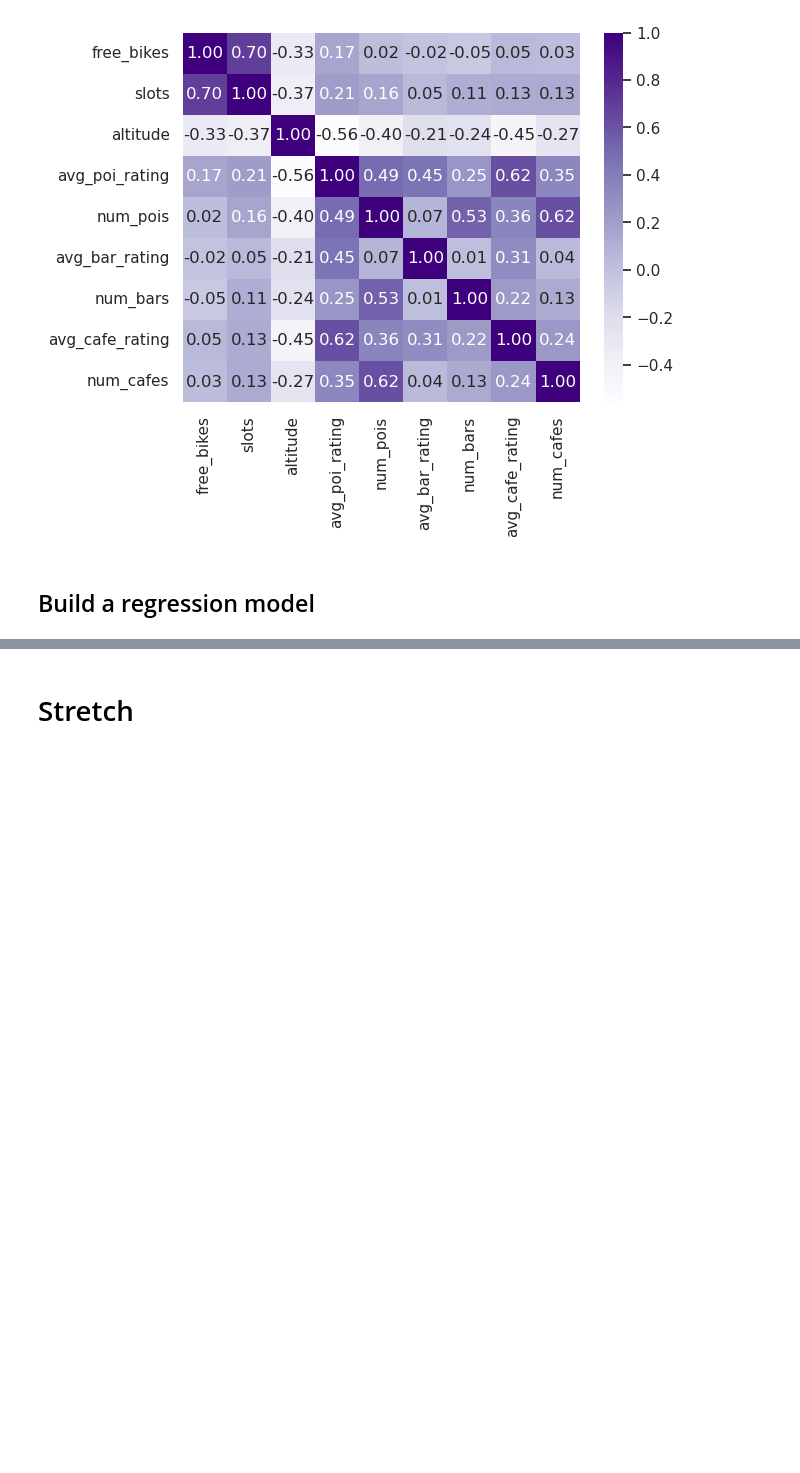
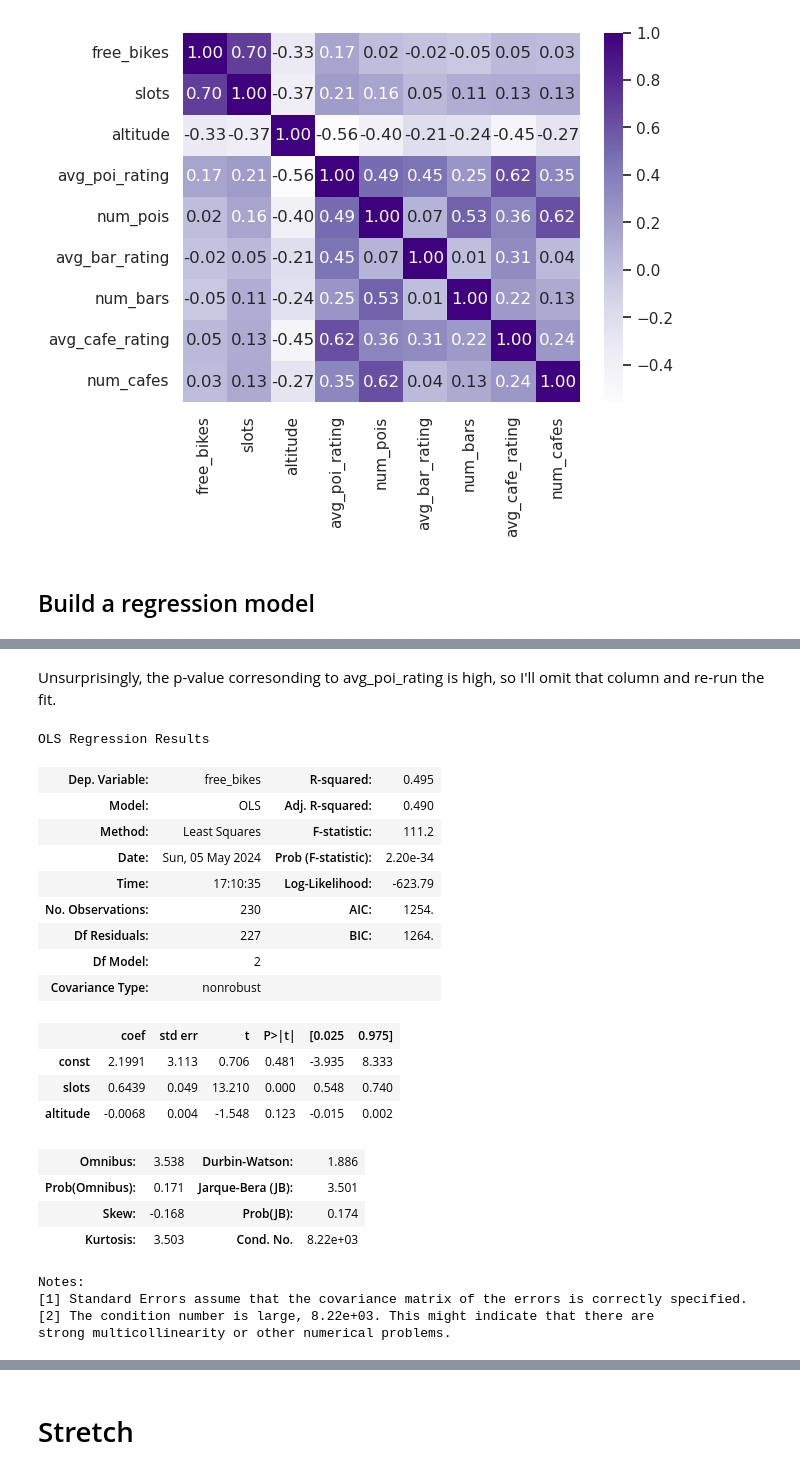
Before and after one commit to harnettd/stat-modelling-with-python, a Jupyter notebook: notebooks/model_building.ipynb, the cells around one changed output, grey strips where cells are left out. Saved outputs shown, nothing was run; the diff lists cells and outputs as text; code cells hidden in the pictures; blank space fills up the shorter version.

```diff
--- a/notebooks/model_building.ipynb
+++ b/notebooks/model_building.ipynb
@@ -48,0 +84,32 @@ plt.savefig(dirname + 'heatmap.png')
+# %% [markdown]
+Unsurprisingly, the p-value corresonding to avg_poi_rating is high, so I'll omit that column and re-run the fit.
+# %%
+X = df[['slots', 'altitude']]
+y = df['free_bikes']
+X = sm.add_constant(X)
+lin_reg = sm.OLS(y, X)
+model = lin_reg.fit()
+model.summary()
+# %% [output]
+OLS Regression Results
+| Dep. Variable: | free_bikes | R-squared: | 0.495 |
+| Model: | OLS | Adj. R-squared: | 0.490 |
+| Method: | Least Squares | F-statistic: | 111.2 |
+| Date: | Sun, 05 May 2024 | Prob (F-statistic): | 2.20e-34 |
+| Time: | 17:10:35 | Log-Likelihood: | -623.79 |
+| No. Observations: | 230 | AIC: | 1254. |
+| Df Residuals: | 227 | BIC: | 1264. |
+| Df Model: | 2 |  |  |
+| Covariance Type: | nonrobust |  |  |
+|  | coef | std err | t | P>|t| | [0.025 | 0.975] |
+| const | 2.1991 | 3.113 | 0.706 | 0.481 | -3.935 | 8.333 |
+| slots | 0.6439 | 0.049 | 13.210 | 0.000 | 0.548 | 0.740 |
+| altitude | -0.0068 | 0.004 | -1.548 | 0.123 | -0.015 | 0.002 |
+| Omnibus: | 3.538 | Durbin-Watson: | 1.886 |
+| Prob(Omnibus): | 0.171 | Jarque-Bera (JB): | 3.501 |
+| Skew: | -0.168 | Prob(JB): | 0.174 |
+| Kurtosis: | 3.503 | Cond. No. | 8.22e+03 |
+Notes:
+[1] Standard Errors assume that the covariance matrix of the errors is correctly specified.
+[2] The condition number is large, 8.22e+03. This might indicate that there are
+strong multicollinearity or other numerical problems.
```
Also changed, not shown: parts of 11 cells of this notebook, 3 other files.
